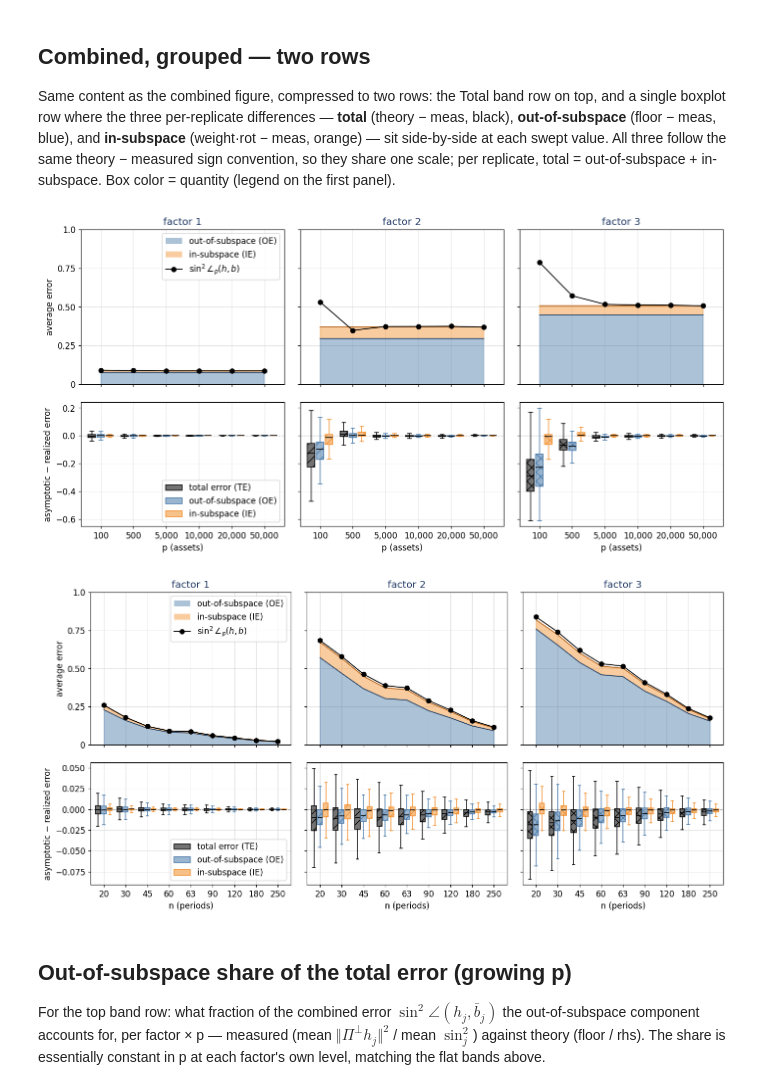
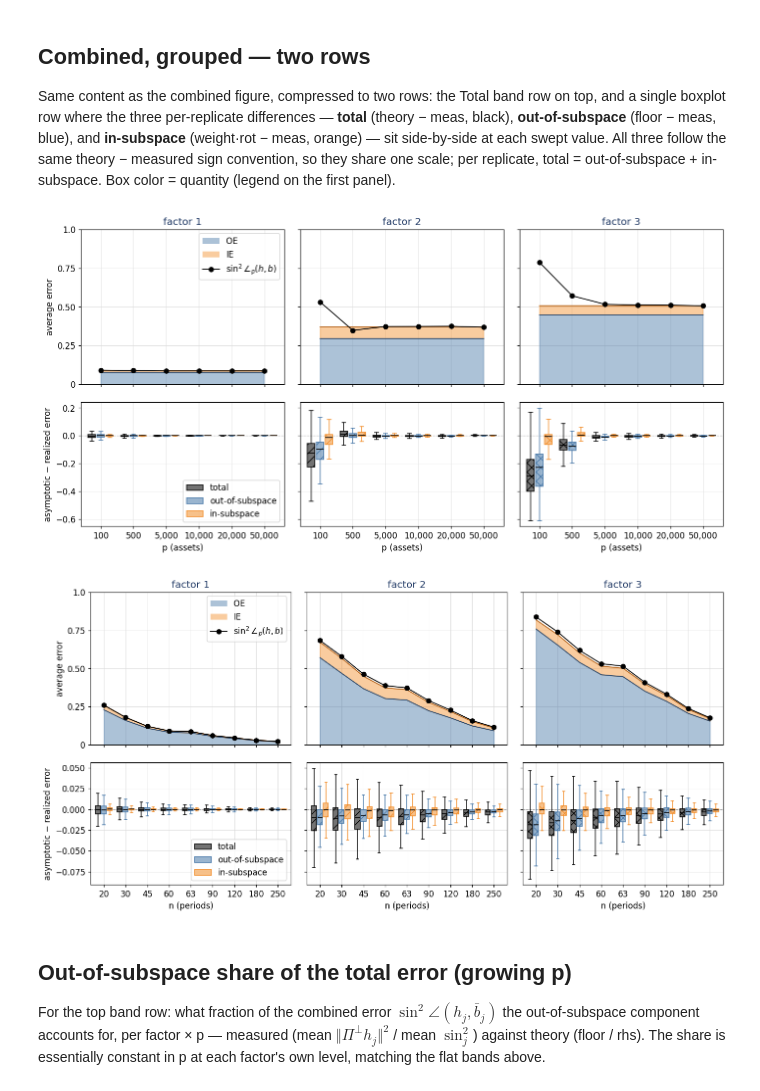
Before and after one commit to alexbstl/factor_lab_pc_concentration_code, a Jupyter notebook: notebooks/ex-2_combined_sharedB.ipynb, the cells around one changed output. Saved outputs shown, nothing was run; the diff lists cells and outputs as text; code cells hidden in the pictures.

```diff
--- a/notebooks/ex-2_combined_sharedB.ipynb
+++ b/notebooks/ex-2_combined_sharedB.ipynb
@@ -373,39 +373,39 @@ class GroupedBoxDist:
                               edgecolor=color, hatch=hatch),
                 whiskerprops=dict(color=color), capprops=dict(color=color))
         ax.set_xlim(ax_spec.x[0] - 0.6, ax_spec.x[-1] + 0.6)
         ax.set_xticks(ax_spec.x, ax_spec.cats, fontsize=theme.tick_fontsize)
 
     def legend_handles(self, theme):
         return [Patch(facecolor=mcolors.to_rgba(c, 0.55), edgecolor=c, label=l)
                 for _, c, l in self.specs]
 
 
-BOX_SPECS = [("gap", "black", "total error (TE)"),
-             ("diff_oos", THEME.oos_fill, "out-of-subspace (OE)"),
-             ("diff_insub", THEME.insub_fill, "in-subspace (IE)")]
+BOX_SPECS = [("gap", "black", "total"),
+             ("diff_oos", THEME.oos_fill, "out-of-subspace"),
+             ("diff_insub", THEME.insub_fill, "in-subspace")]
 
 for d, key, lab in _SWEEPS:
     grouped = GroupedBoxDist(BOX_SPECS)
     _out_path_fig1 = out(f"ex2c_combined_grouped_{key}", save=True)
     fig, axes = grid(d, key,
-        rows=[Row(BandStack(labels=("out-of-subspace (OE)", "in-subspace (IE)",
+        rows=[Row(BandStack(labels=("OE", "IE",
                                     r"$\sin^2\angle_p(h,b)$")),
                   ylabel="average error", ylim=(0, 1),
                   yticks=THEME.sin2_ticks, height=1.0),
               Row(grouped, ylabel="asymptotic − realized error")],
         theme=TOTAL_T,
         # suptitle=rf"Total and components, grouped — {lab} {_TAILS}",
         caption=False,
         formats=FIG_FORMATS, out_path=None)
     axes[1, 0].legend(handles=grouped.legend_handles(TOTAL_T), fontsize=TOTAL_T.legend_fontsize,
                       loc="lower right")
     if _out_path_fig1 is not None:
         for _ext in FIG_FORMATS:
             fig.savefig(str(_out_path_fig1) + f".{_ext}", dpi=150, bbox_inches="tight")
     show(fig)
 # %% [output]
-[figure, old version]
+[figure, new version]
-[figure, old version]
+[figure, new version]
 # %% [markdown]
 ## Out-of-subspace share of the total error (growing p)
 
```
Also changed, not shown: 2 other files.
